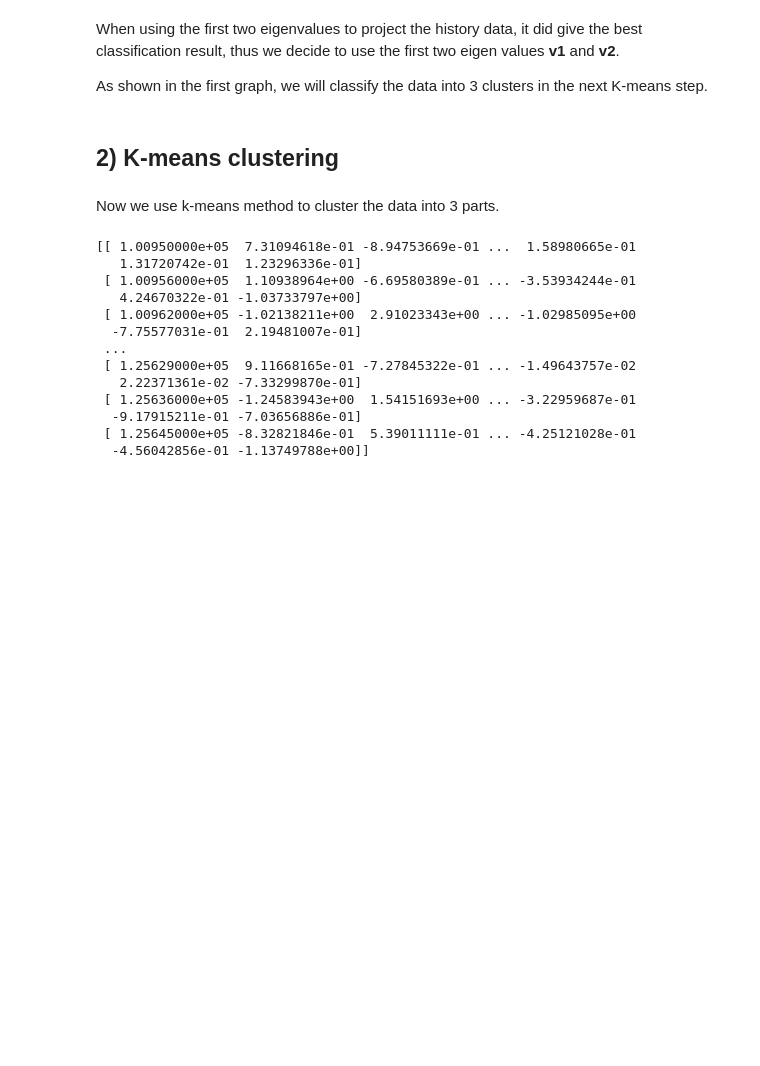
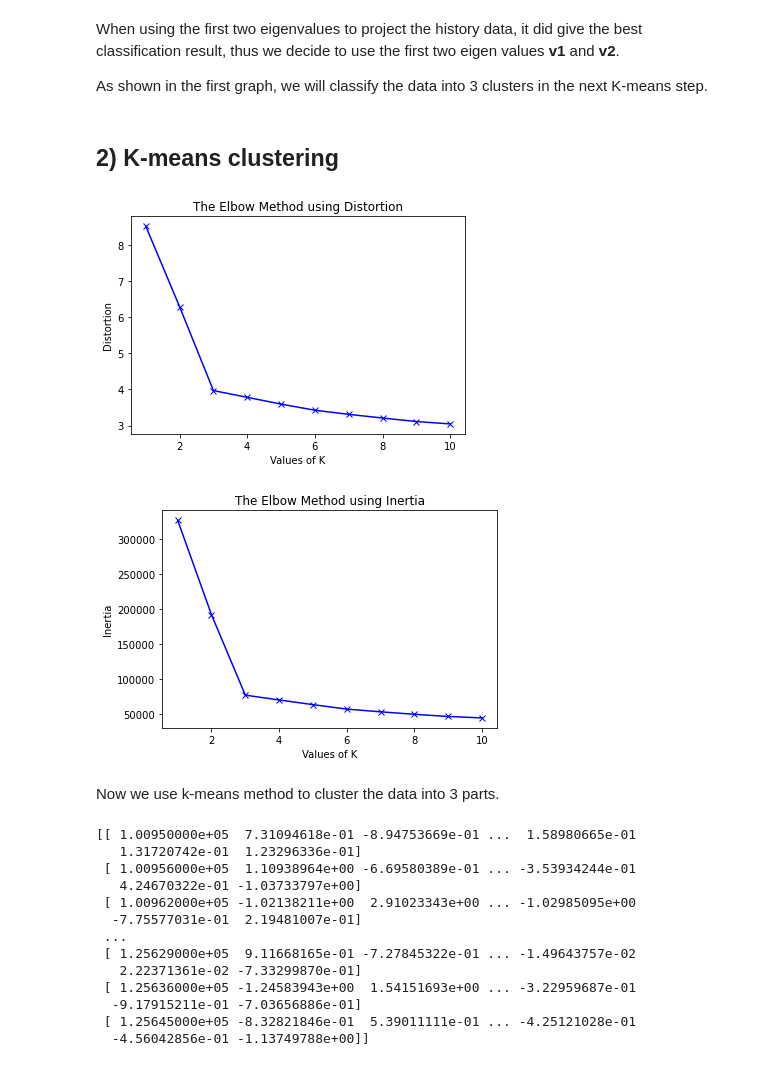
Before and after one commit to JacquelineZhou53/Group_Final_Project, a Jupyter notebook: FinalVersion.ipynb, the cells around one changed output. Drawn from its saved outputs; the diff is of its cells as text; code cells hidden in the pictures; blank space fills up the shorter version.

```diff
--- a/FinalVersion.ipynb
+++ b/FinalVersion.ipynb
@@ -130,6 +134,39 @@ When using the first two eigenvalues to project the history data, it did give th
 As shown in the first graph, we will classify the data into 3 clusters in the next K-means step.
 # %% [markdown]
 ## 2) K-means clustering
+# %%
+from scipy.spatial.distance import cdist
+
+distortions = []
+inertias = []
+map1 = {}
+map2 = {}
+
+for k in range(1,11):
+    kmeans = KMeans(n_clusters=k)
+    l = kmeans.fit(his_std)
+
+    distortions.append(sum(np.min(cdist(his_std, kmeans.cluster_centers_,'euclidean'), axis=1)) / his_std.shape[0])
+    inertias.append(kmeans.inertia_)
+
+    map1[k] = sum(np.min(cdist(his_std, kmeans.cluster_centers_,'euclidean'), axis=1)) / his_std.shape[0]
+    map2[k] = kmeans.inertia_
+
+
+plt.plot(range(1,11), distortions, 'bx-')
+plt.xlabel('Values of K')
+plt.ylabel('Distortion')
+plt.title('The Elbow Method using Distortion')
+plt.show()
+
+plt.plot(range(1,11), inertias, 'bx-')
+plt.xlabel('Values of K')
+plt.ylabel('Inertia')
+plt.title('The Elbow Method using Inertia')
+plt.show()
+# %% [output]
+[figure, added]
+[figure, added]
 # %% [markdown]
 Now we use k-means method to cluster the data into 3 parts.
 # %%
```
Also changed, not shown: parts of 13 cells of this notebook.
